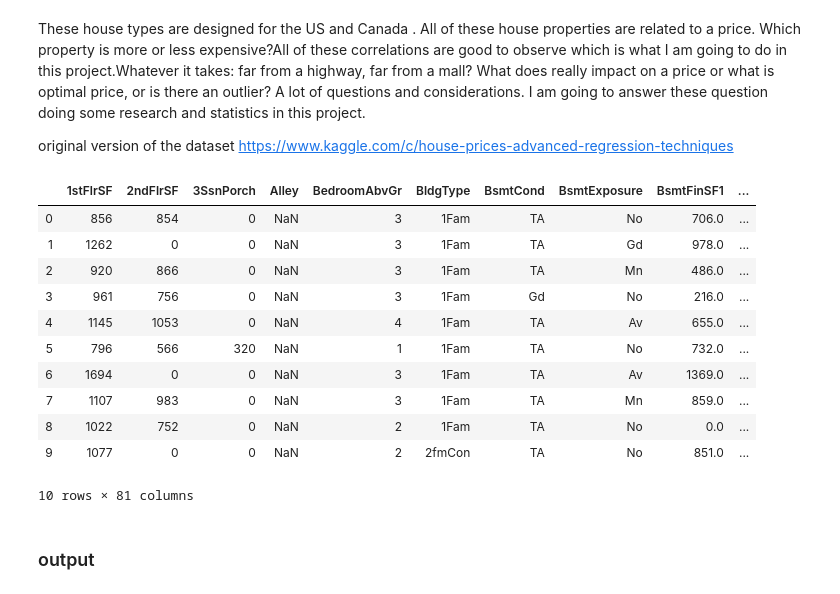
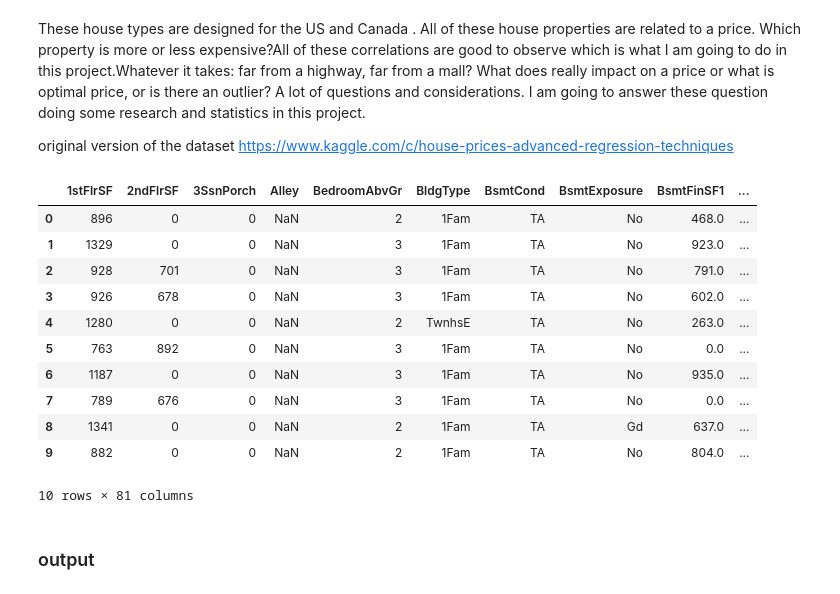
Before and after one commit to NewtoIBM/data_student, a Jupyter notebook: Egor_CapProjectPart1.ipynb, the cells around one changed output. Cells and saved outputs as stored; diff of their text form; code cells hidden in the pictures.

```diff
--- a/Egor_CapProjectPart1.ipynb
+++ b/Egor_CapProjectPart1.ipynb
@@ -16,28 +16,28 @@ import matplotlib.pyplot as plt
 import seaborn as sns
 # %%
 # Import Train and Test Data
-file =  'https://github.com/NewtoIBM/data_student'
-df3 = pd.read_csv(file + 'test.csv', error_bad_lines=False)
-train = 'https://github.com/NewtoIBM/data_student'
-df1=  pd.read_csv(test + 'train.csv', error_bad_lines=False)
-combined = pd.concat([df1, df3],sort=True)
+file =  '/Users/ceo/Desktop/'
+testdf = pd.read_csv(file + 'test.csv', error_bad_lines=False)
+train = '/Users/ceo/Desktop/'
+traindf=  pd.read_csv(train + 'train.csv', error_bad_lines=False)
+combined = pd.concat([testdf, traindf],sort=True)
 #df4 = pd.read_csv(file2 + 'data_description.txt', error_bad_lines=False)
 #df5= df.melt(['text', 'Count'],['label','label_num'],'ham','spam')        #(frame=df, id_vars='label')
 #df5 = df3.unstack()
 #df6= df3.pivot_table(index='SalePrice',columns='Street', values='LotFrontage')
 combined.head(10)
 # %% [output]
 |  | 1stFlrSF | 2ndFlrSF | 3SsnPorch | Alley | BedroomAbvGr | BldgType | BsmtCond | BsmtExposure | BsmtFinSF1 | ... |
-| 0 | 856 | 854 | 0 | NaN | 3 | 1Fam | TA | No | 706.0 | ... |
-| 1 | 1262 | 0 | 0 | NaN | 3 | 1Fam | TA | Gd | 978.0 | ... |
-| 2 | 920 | 866 | 0 | NaN | 3 | 1Fam | TA | Mn | 486.0 | ... |
-| 3 | 961 | 756 | 0 | NaN | 3 | 1Fam | Gd | No | 216.0 | ... |
-| 4 | 1145 | 1053 | 0 | NaN | 4 | 1Fam | TA | Av | 655.0 | ... |
-| 5 | 796 | 566 | 320 | NaN | 1 | 1Fam | TA | No | 732.0 | ... |
-| 6 | 1694 | 0 | 0 | NaN | 3 | 1Fam | TA | Av | 1369.0 | ... |
-| 7 | 1107 | 983 | 0 | NaN | 3 | 1Fam | TA | Mn | 859.0 | ... |
-| 8 | 1022 | 752 | 0 | NaN | 2 | 1Fam | TA | No | 0.0 | ... |
-| 9 | 1077 | 0 | 0 | NaN | 2 | 2fmCon | TA | No | 851.0 | ... |
+| 0 | 896 | 0 | 0 | NaN | 2 | 1Fam | TA | No | 468.0 | ... |
+| 1 | 1329 | 0 | 0 | NaN | 3 | 1Fam | TA | No | 923.0 | ... |
+| 2 | 928 | 701 | 0 | NaN | 3 | 1Fam | TA | No | 791.0 | ... |
+| 3 | 926 | 678 | 0 | NaN | 3 | 1Fam | TA | No | 602.0 | ... |
+| 4 | 1280 | 0 | 0 | NaN | 2 | TwnhsE | TA | No | 263.0 | ... |
+| 5 | 763 | 892 | 0 | NaN | 3 | 1Fam | TA | No | 0.0 | ... |
+| 6 | 1187 | 0 | 0 | NaN | 3 | 1Fam | TA | No | 935.0 | ... |
+| 7 | 789 | 676 | 0 | NaN | 3 | 1Fam | TA | No | 0.0 | ... |
+| 8 | 1341 | 0 | 0 | NaN | 2 | 1Fam | TA | Gd | 637.0 | ... |
+| 9 | 882 | 0 | 0 | NaN | 2 | 1Fam | TA | No | 804.0 | ... |
 10 rows × 81 columns
 # %% [markdown]
 ### output
```
Also changed, not shown: parts of 18 cells of this notebook.
